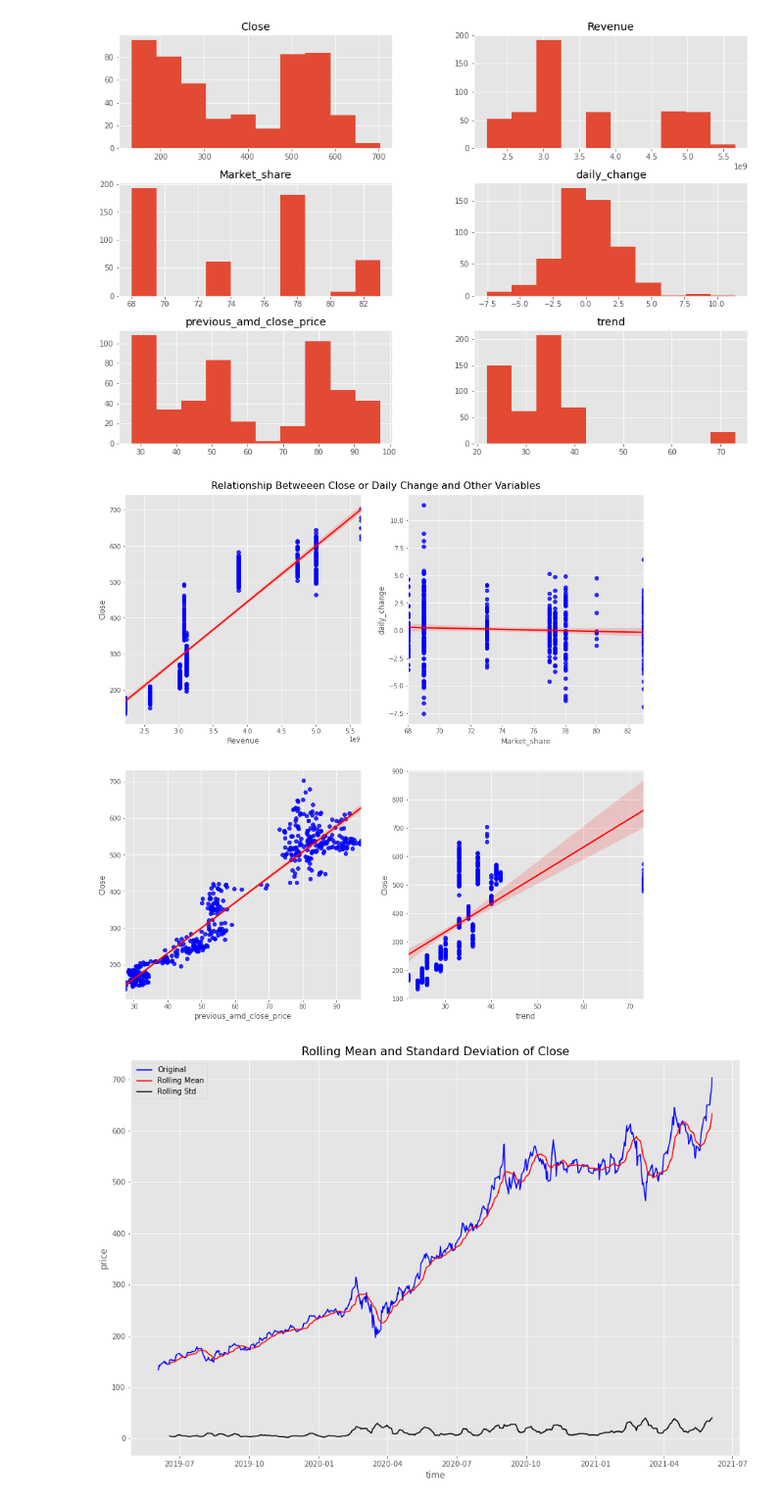
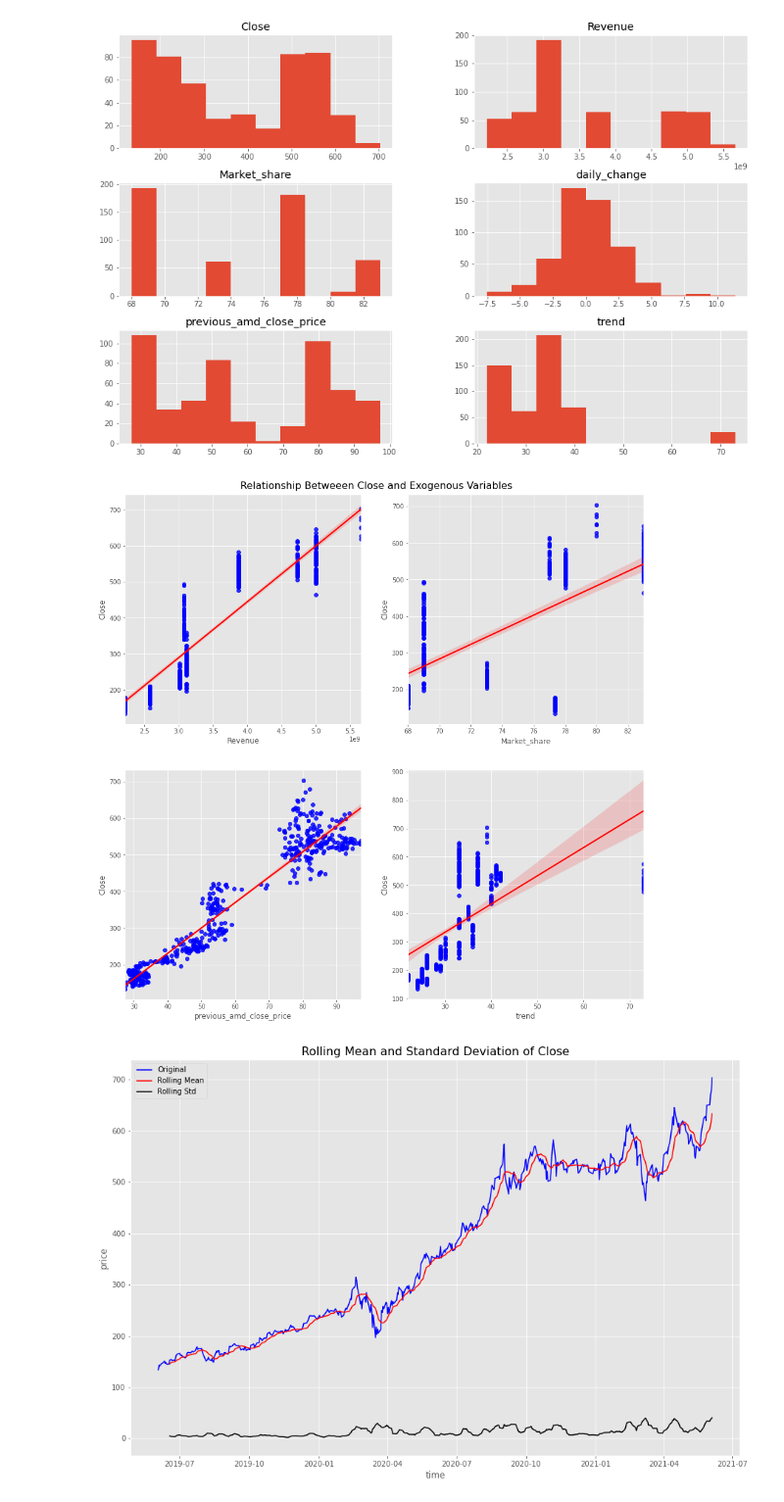
Before and after one commit to jayce7376/Nvidia_Stock_Prediction, a Jupyter notebook: Nvidia_Stock_Prediction.ipynb, the cells around one changed output. Shown at 98% size. Saved outputs shown, nothing was run; the diff lists cells and outputs as text; code cells hidden in the pictures.

```diff
--- a/notebook.ipynb
+++ b/Nvidia_Stock_Prediction.ipynb
@@ -127,7 +127,7 @@ nvidia['trend'] = trend
 nvidia['trend'] = nvidia['trend'].astype(int)
 # %%
 nvidia['Date'] = pd.to_datetime(nvidia['Date'])
-nvidia = nvidia[nvidia.Date >= '2019-06-01']
+
 nvidia = nvidia.set_index('Date')
 # %%
 plt.figure(figsize=(15,10))
@@ -145,3 +147,5 @@ plt.show()
+# %%
+nvidia = nvidia[nvidia.index >= '2019-06-01']
 # %%
 fig, ax = plt.subplots(figsize = (15,10))
 nvidia.hist(bins = 10, ax=ax)
@@ -151,20 +155,20 @@ fig.savefig('./images/variables_distribution.png')
 # %%
 # create regression plots to check the relationship between price and other variables
 fig, axes = plt.subplots(2, 2, figsize=(15,15))
 ax1 = axes[0][0]
 ax2 = axes[0][1]
 ax3 = axes[1][0]
 ax4 = axes[1][1]
 X = nvidia.drop('Close', axis = 1)
 y = nvidia['Close']
-fig.suptitle('Relationship Betweeen Close or Daily Change and Other Variables', fontsize=16, y=0.9)
+fig.suptitle('Relationship Betweeen Close and Exogenous Variables', fontsize=16, y=0.9)
 sns.regplot(x=X['Revenue'], y=y, line_kws={"color": "red"}, ax=ax1, color='blue')
-sns.regplot(x=X['Market_share'], y=X['daily_change'], line_kws={"color": "red"}, ax=ax2, color='blue')
+sns.regplot(x=X['Market_share'], y=y, line_kws={"color": "red"}, ax=ax2, color='blue')
 sns.regplot(x=X['previous_amd_close_price'], y=y, line_kws={"color": "red"}, ax=ax3, color='blue')
 sns.regplot(x=X['trend'], y=y, line_kws={"color": "red"}, ax=ax4, color='blue')
 fig.savefig('./images/close_variables_relationship.png')
 # %% [output]
-[figure, old version]
+[figure, new version]
 # %%
 def test_stationarity(timeseries):
     #Determing rolling statistics
```
Also changed, not shown: parts of 5 cells of this notebook, 5 other files.
